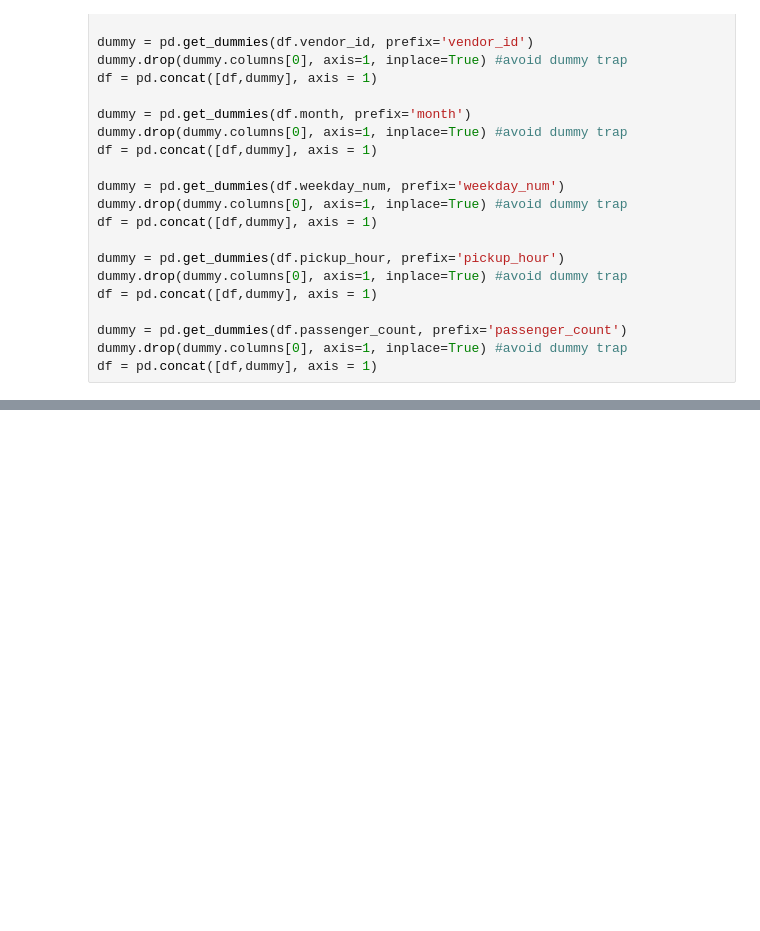
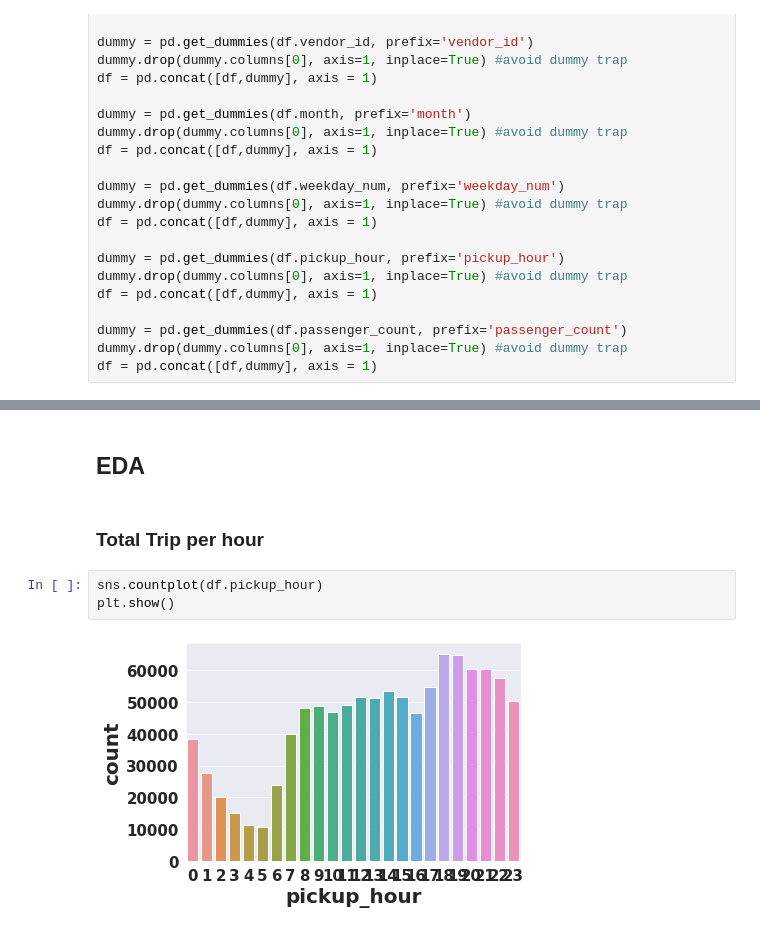
Before and after one commit to kavrit/NYC-Taxi-trip-prediction, a Jupyter notebook: Capstone_Project_NYC_Taxi_Trip_Time_Prediction.ipynb, the cells around one changed output, grey strips where cells are left out. Drawn from its saved outputs; the diff is of its cells as text; blank space fills up the shorter version.

```diff
--- a/Capstone_Project_NYC_Taxi_Trip_Time_Prediction.ipynb
+++ b/Capstone_Project_NYC_Taxi_Trip_Time_Prediction.ipynb
@@ -299,0 +347,9 @@ df = pd.concat([df,dummy], axis = 1)
+# %% [markdown]
+## **EDA**
+# %% [markdown]
+### **Total Trip per hour**
+# %%
+sns.countplot(df.pickup_hour)
+plt.show()
+# %% [output]
+[figure, added]
```
Also changed, not shown: parts of 22 cells of this notebook.
